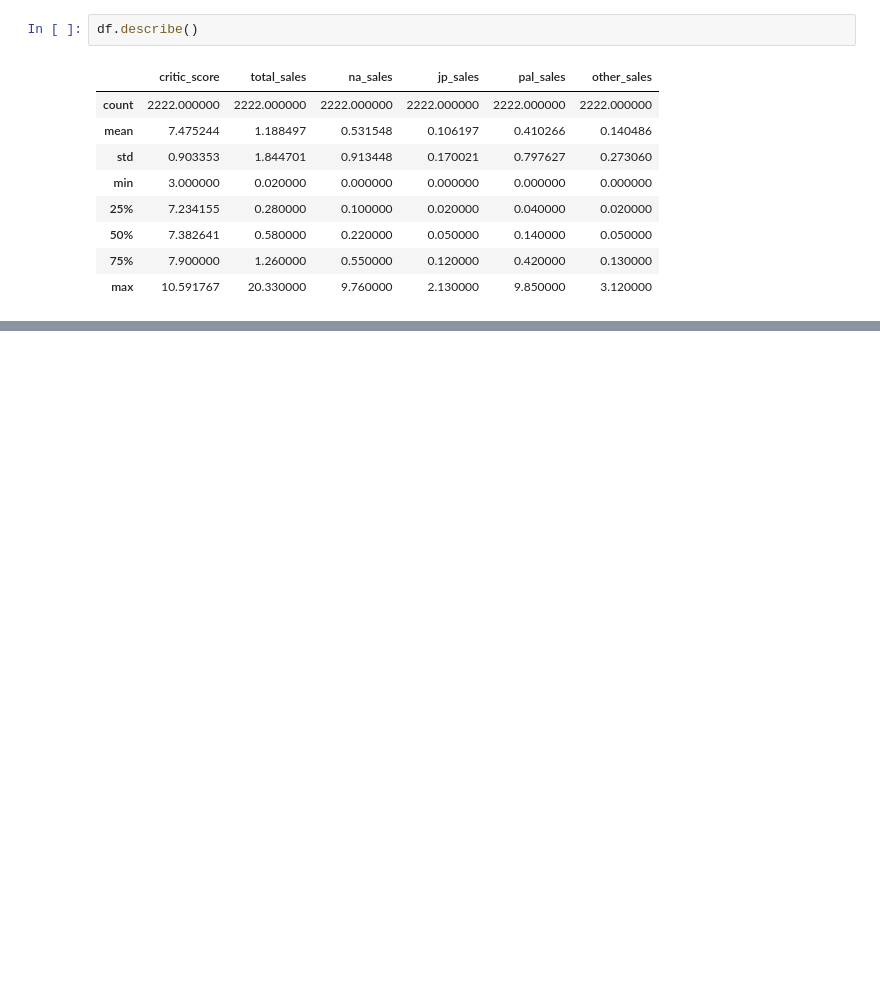
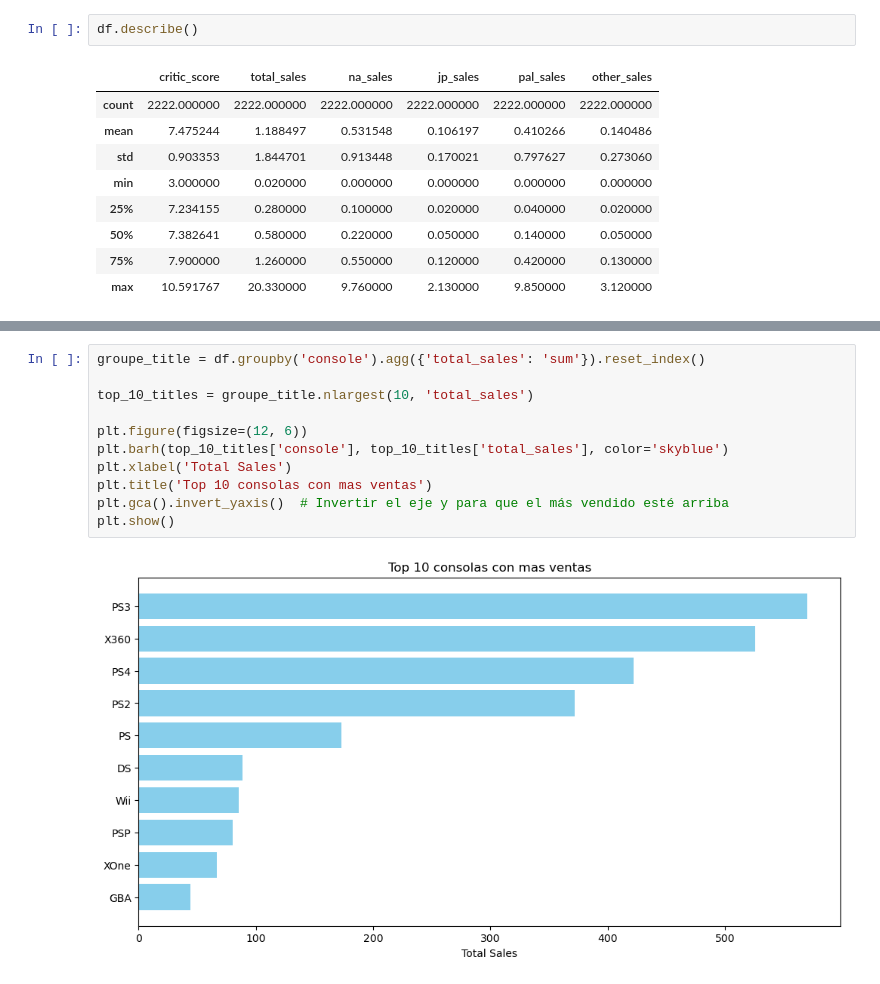
Before and after one commit to gillopy/ExamenCore, a Jupyter notebook: Code/Examen.ipynb, the cells around one changed output, grey strips where cells are left out. Saved outputs shown, nothing was run; the diff lists cells and outputs as text; blank space fills up the shorter version.

```diff
--- a/Code/Examen.ipynb
+++ b/Code/Examen.ipynb
@@ -433,0 +454,13 @@ other_sales   1.000000e+00
+# %%
+groupe_title = df.groupby('console').agg({'total_sales': 'sum'}).reset_index()
+
+top_10_titles = groupe_title.nlargest(10, 'total_sales')
+
+plt.figure(figsize=(12, 6))
+plt.barh(top_10_titles['console'], top_10_titles['total_sales'], color='skyblue')
+plt.xlabel('Total Sales')
+plt.title('Top 10 consolas con mas ventas')
+plt.gca().invert_yaxis()  # Invertir el eje y para que el más vendido esté arriba
+plt.show()
+# %% [output]
+[figure, added]
```
Also changed, not shown: parts of 19 cells of this notebook.
